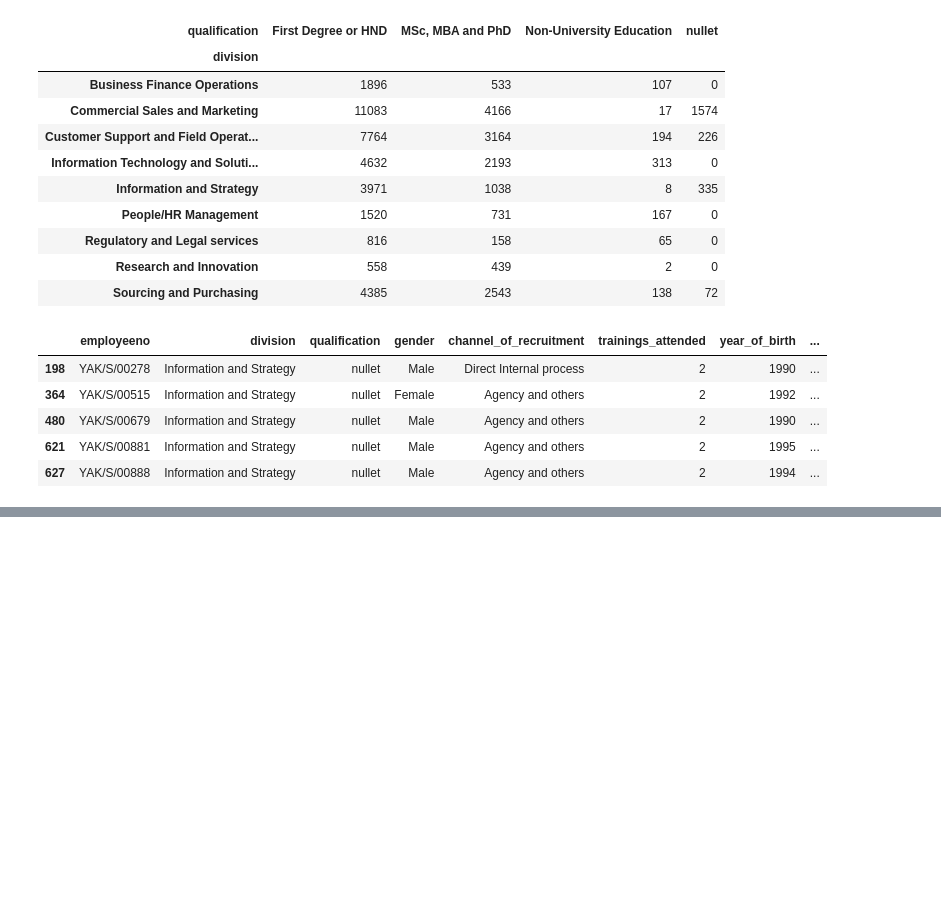
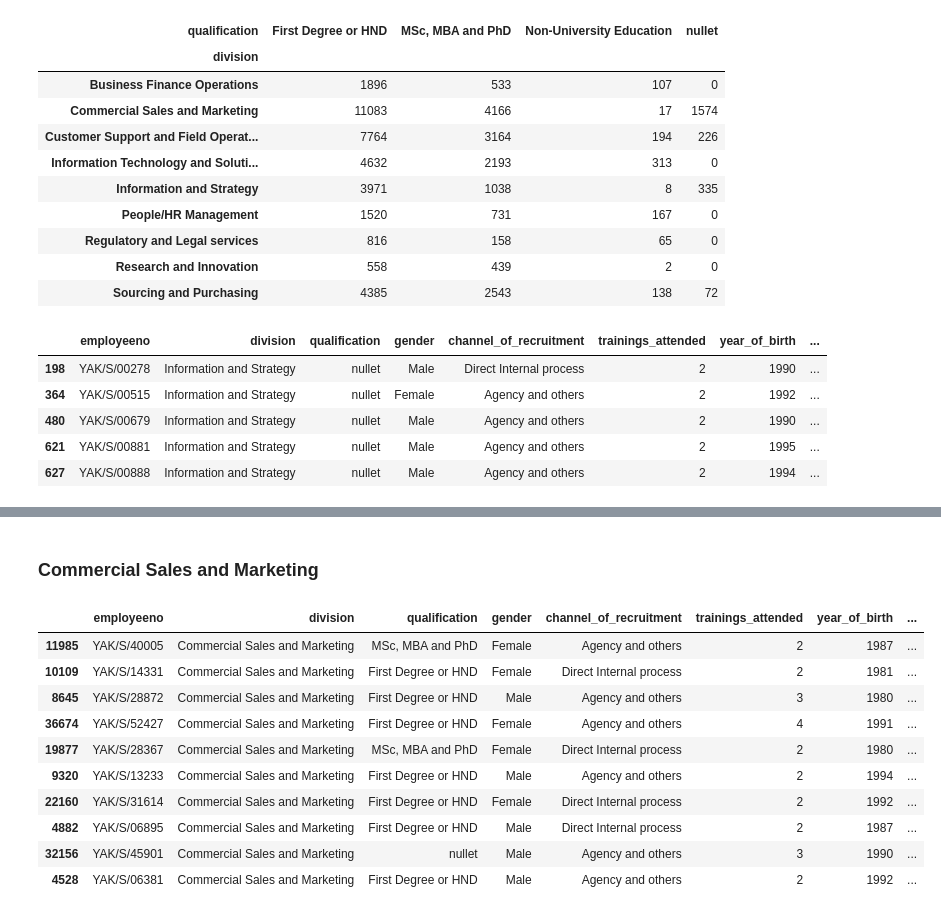
Before and after one commit to Xx1235/DSN-Staff-Promotion-Algorithm, a Jupyter notebook: dsn_yakubu.ipynb, the cells around one changed output, grey strips where cells are left out. Drawn from its saved outputs; the diff is of its cells as text; code cells hidden in the pictures; blank space fills up the shorter version.

```diff
--- a/dsn_yakubu.ipynb
+++ b/dsn_yakubu.ipynb
@@ -546,0 +585,6 @@ df[(df['division']=='Information and Strategy') &  (df['qualification']=='MSc, M
+# %%
+index9 = df[(df['division']=='Information and Strategy') &  (df['qualification']=='nullet') &  (df['previous_award'] == 1)].index
+index10 = df[(df['division']=='Information and Strategy') &  (df['qualification']=='nullet') &  (df['targets_met'] ==1 )].index
+
+df.loc[index9, 'qualification'] = 'MSc, MBA and PhD'
+df.loc[index10, 'qualification'] = 'First Degree or HND'
@@ -546,0 +631,6 @@ df[(df['division']=='Information and Strategy') &  (df['qualification']=='MSc, M
+# %%
+index11 = df[(df['division']=='Information and Strategy') &  (df['qualification']=='nullet') &  (df['channel_of_recruitment'] == 'Agency and others' )].index
+index12 = df[(df['division']=='Information and Strategy') &  (df['qualification']=='nullet') &  (df['channel_of_recruitment'] == 'Direct Internal process' )].index
+
+df.loc[index11, 'qualification'] = 'MSc, MBA and PhD'
+df.loc[index12, 'qualification'] = 'First Degree or HND'
@@ -546,0 +651,17 @@ df[(df['division']=='Information and Strategy') &  (df['qualification']=='MSc, M
+# %% [markdown]
+### Commercial Sales and Marketing
+# %%
+csm  = df[(df['division']=='Commercial Sales and Marketing')]
+csm.sample(10)
+# %% [output]
+|  | employeeno | division | qualification | gender | channel_of_recruitment | trainings_attended | year_of_birth | ... |
+| 11985 | YAK/S/40005 | Commercial Sales and Marketing | MSc, MBA and PhD | Female | Agency and others | 2 | 1987 | ... |
+| 10109 | YAK/S/14331 | Commercial Sales and Marketing | First Degree or HND | Female | Direct Internal process | 2 | 1981 | ... |
+| 8645 | YAK/S/28872 | Commercial Sales and Marketing | First Degree or HND | Male | Agency and others | 3 | 1980 | ... |
+| 36674 | YAK/S/52427 | Commercial Sales and Marketing | First Degree or HND | Female | Agency and others | 4 | 1991 | ... |
+| 19877 | YAK/S/28367 | Commercial Sales and Marketing | MSc, MBA and PhD | Female | Direct Internal process | 2 | 1980 | ... |
+| 9320 | YAK/S/13233 | Commercial Sales and Marketing | First Degree or HND | Male | Agency and others | 2 | 1994 | ... |
+| 22160 | YAK/S/31614 | Commercial Sales and Marketing | First Degree or HND | Female | Direct Internal process | 2 | 1992 | ... |
+| 4882 | YAK/S/06895 | Commercial Sales and Marketing | First Degree or HND | Male | Direct Internal process | 2 | 1987 | ... |
+| 32156 | YAK/S/45901 | Commercial Sales and Marketing | nullet | Male | Agency and others | 3 | 1990 | ... |
+| 4528 | YAK/S/06381 | Commercial Sales and Marketing | First Degree or HND | Male | Agency and others | 2 | 1992 | ... |
```
Also changed, not shown: parts of 34 cells of this notebook.
